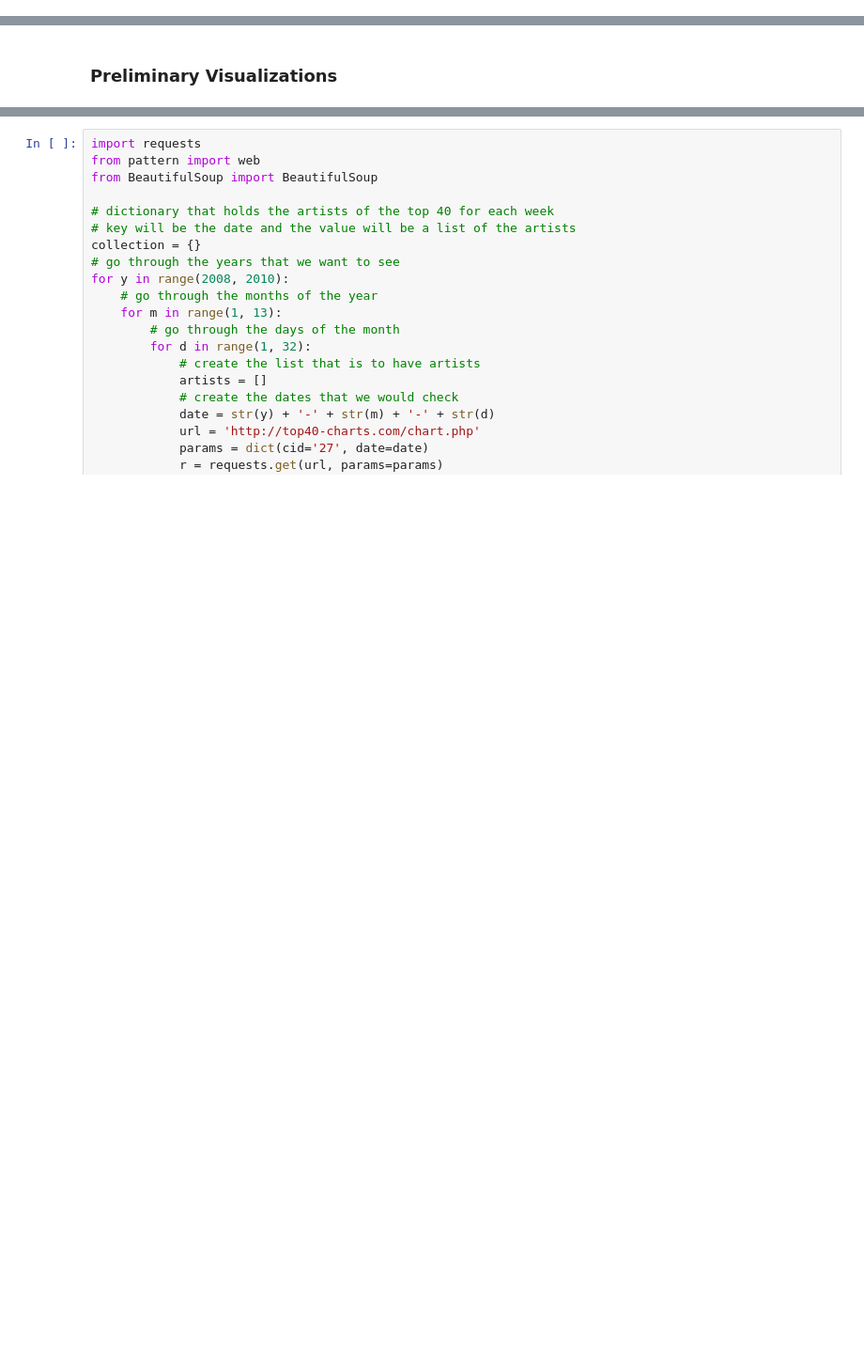
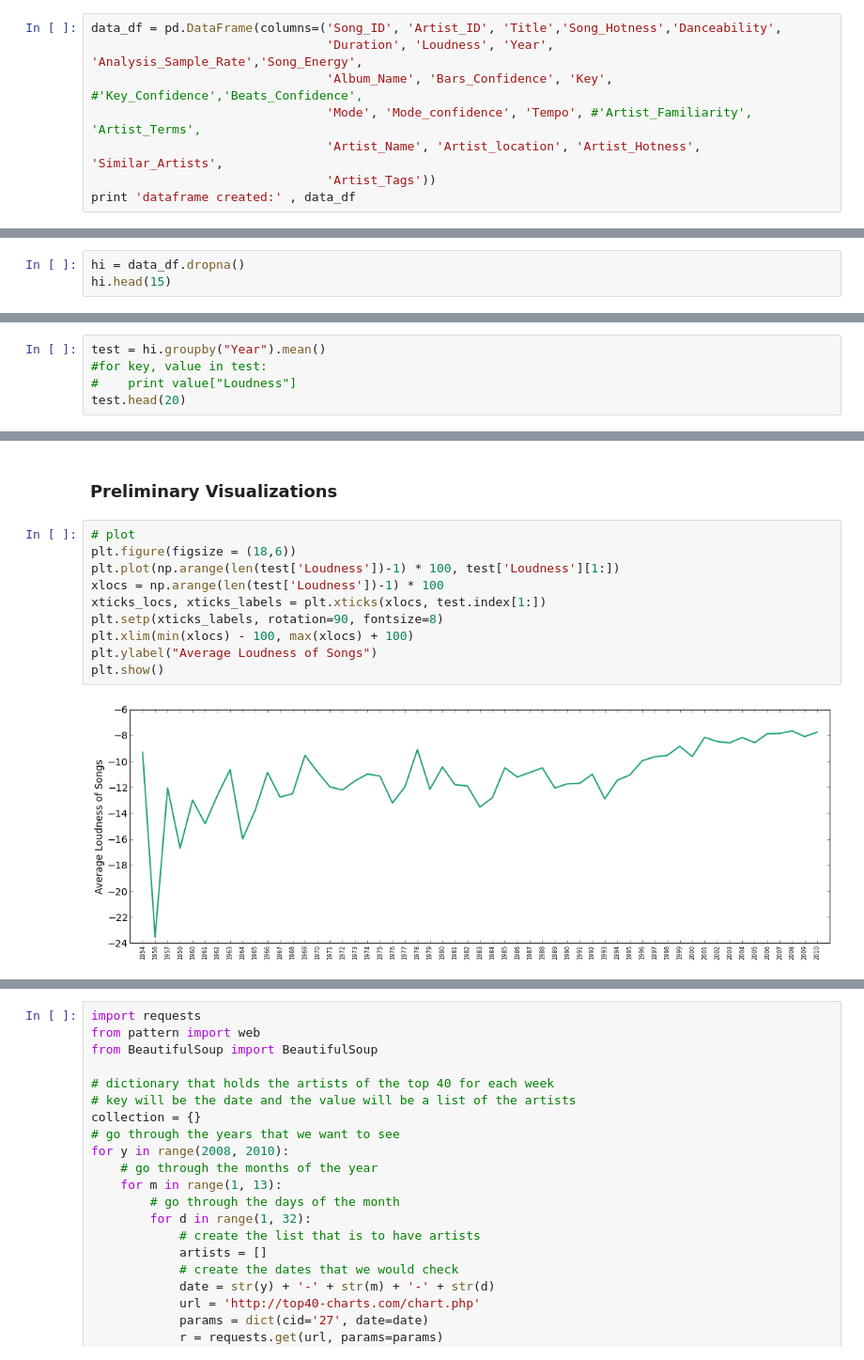
Before and after one commit to AnastasiyaB/Music_Magic, a Jupyter notebook: Music_Magic.ipynb, the cells around one changed output, grey strips where cells are left out. Shown at 94% size. Saved outputs shown, nothing was run; the diff lists cells and outputs as text; blank space fills up the shorter version.

```diff
--- a/Music_Magic.ipynb
+++ b/Music_Magic.ipynb
@@ -258 +258,9 @@ found most popular artist in 0:00:00.226000
 (u'AROIHOI122988FEB8E', u'Mario Rosenstock', 13)
+# %%
+data_df = pd.DataFrame(columns=('Song_ID', 'Artist_ID', 'Title','Song_Hotness','Danceability',
+                                'Duration', 'Loudness', 'Year', 'Analysis_Sample_Rate','Song_Energy',
+                                'Album_Name', 'Bars_Confidence', 'Key', #'Key_Confidence','Beats_Confidence',
+                                'Mode', 'Mode_confidence', 'Tempo', #'Artist_Familiarity', 'Artist_Terms',
+                                'Artist_Name', 'Artist_location', 'Artist_Hotness', 'Similar_Artists',
+                                'Artist_Tags'))
+print 'dataframe created:' , data_df
@@ -258,0 +354,3 @@ found most popular artist in 0:00:00.226000
+# %%
+hi = data_df.dropna()
+hi.head(15)
@@ -258,0 +374,5 @@ found most popular artist in 0:00:00.226000
+# %%
+test = hi.groupby("Year").mean()
+#for key, value in test:
+#    print value["Loudness"]
+test.head(20)
@@ -259,2 +398,14 @@ found most popular artist in 0:00:00.226000
 # %% [markdown]
 ### Preliminary Visualizations
+# %%
+# plot
+plt.figure(figsize = (18,6))
+plt.plot(np.arange(len(test['Loudness'])-1) * 100, test['Loudness'][1:])
+xlocs = np.arange(len(test['Loudness'])-1) * 100
+xticks_locs, xticks_labels = plt.xticks(xlocs, test.index[1:])
+plt.setp(xticks_labels, rotation=90, fontsize=8)
+plt.xlim(min(xlocs) - 100, max(xlocs) + 100)
+plt.ylabel("Average Loudness of Songs")
+plt.show()
+# %% [output]
+[figure, added]
```
Also changed, not shown: parts of 26 cells of this notebook, 3 other files.
